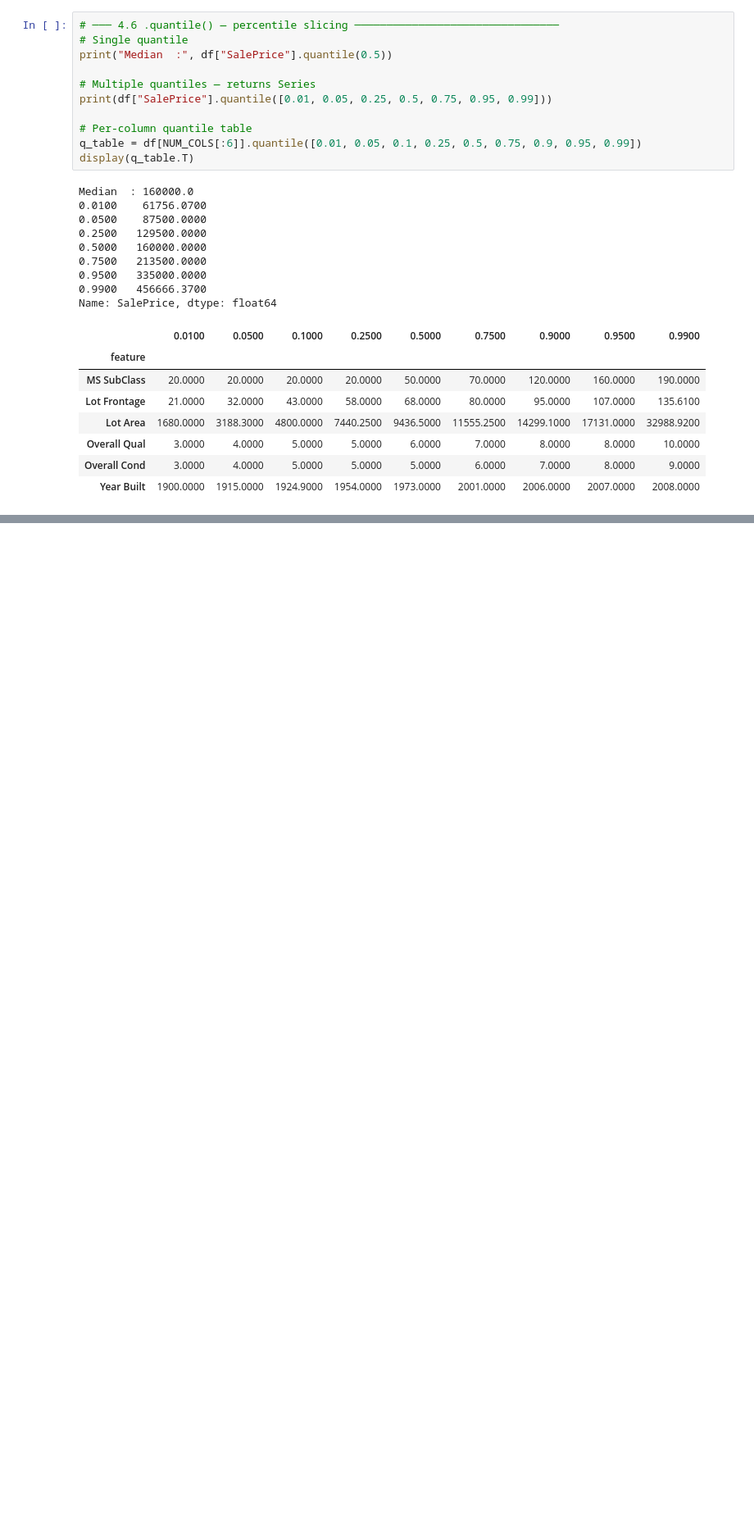
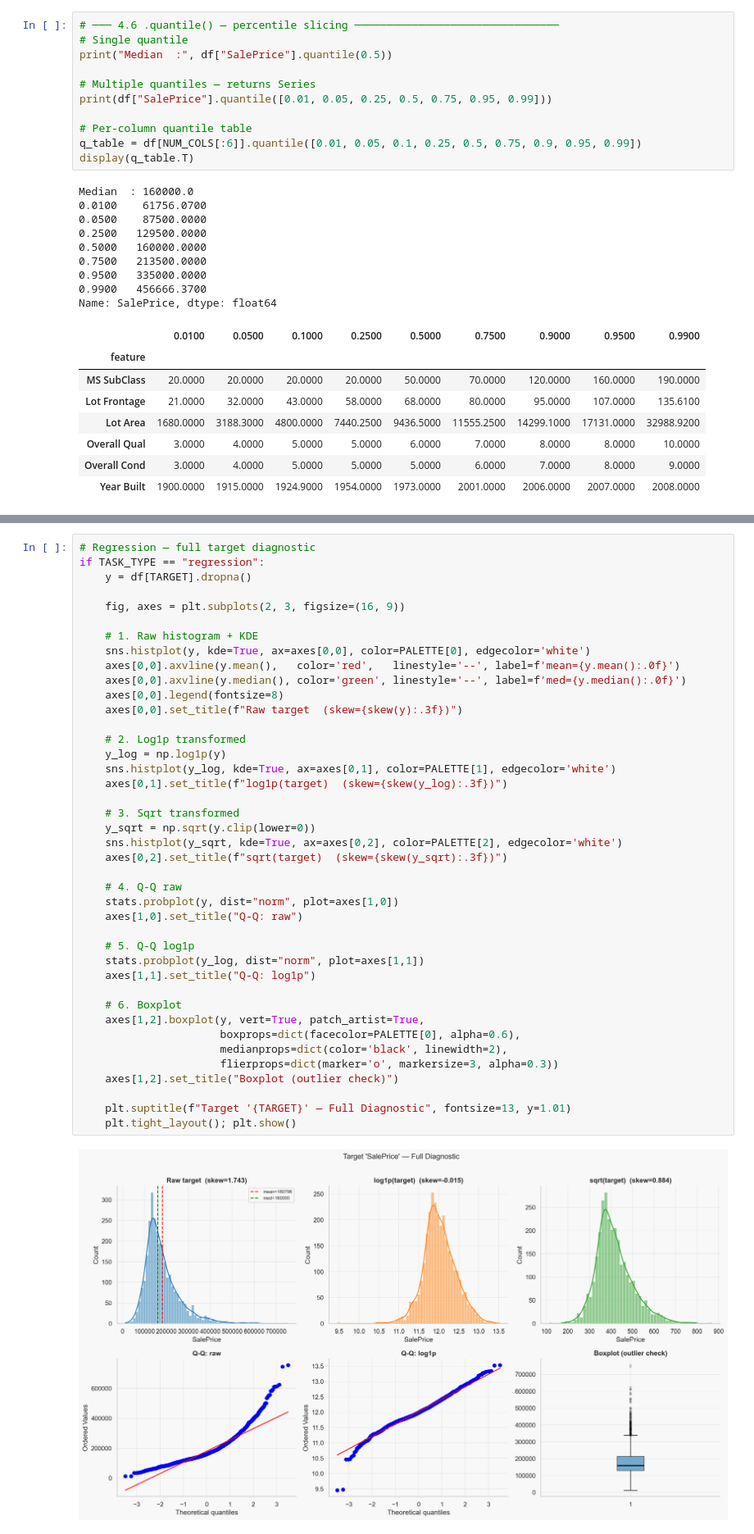
Before and after one commit to ViShEsHK2412/macro-pricer, a Jupyter notebook: notebooks/first.ipynb, the cells around one changed output, grey strips where cells are left out. Shown at 82% size. Cells and saved outputs as stored; diff of their text form; blank space fills up the shorter version.

Commit message:
Exploration : Target Variable Analysis

```diff
--- a/notebooks/first.ipynb
+++ b/notebooks/first.ipynb
@@ -719,0 +746,43 @@ Name: SalePrice, dtype: float64
+# %%
+# Regression — full target diagnostic
+if TASK_TYPE == "regression":
+    y = df[TARGET].dropna()
+
+    fig, axes = plt.subplots(2, 3, figsize=(16, 9))
+
+    # 1. Raw histogram + KDE
+    sns.histplot(y, kde=True, ax=axes[0,0], color=PALETTE[0], edgecolor='white')
+    axes[0,0].axvline(y.mean(),   color='red',   linestyle='--', label=f'mean={y.mean():.0f}')
+    axes[0,0].axvline(y.median(), color='green', linestyle='--', label=f'med={y.median():.0f}')
+    axes[0,0].legend(fontsize=8)
+    axes[0,0].set_title(f"Raw target  (skew={skew(y):.3f})")
+
+    # 2. Log1p transformed
+    y_log = np.log1p(y)
+    sns.histplot(y_log, kde=True, ax=axes[0,1], color=PALETTE[1], edgecolor='white')
+    axes[0,1].set_title(f"log1p(target)  (skew={skew(y_log):.3f})")
+
+    # 3. Sqrt transformed
+    y_sqrt = np.sqrt(y.clip(lower=0))
+    sns.histplot(y_sqrt, kde=True, ax=axes[0,2], color=PALETTE[2], edgecolor='white')
+    axes[0,2].set_title(f"sqrt(target)  (skew={skew(y_sqrt):.3f})")
+
+    # 4. Q-Q raw
+    stats.probplot(y, dist="norm", plot=axes[1,0])
+    axes[1,0].set_title("Q-Q: raw")
+
+    # 5. Q-Q log1p
+    stats.probplot(y_log, dist="norm", plot=axes[1,1])
+    axes[1,1].set_title("Q-Q: log1p")
+
+    # 6. Boxplot
+    axes[1,2].boxplot(y, vert=True, patch_artist=True,
+                      boxprops=dict(facecolor=PALETTE[0], alpha=0.6),
+                      medianprops=dict(color='black', linewidth=2),
+                      flierprops=dict(marker='o', markersize=3, alpha=0.3))
+    axes[1,2].set_title("Boxplot (outlier check)")
+
+    plt.suptitle(f"Target '{TARGET}' — Full Diagnostic", fontsize=13, y=1.01)
+    plt.tight_layout(); plt.show()
+# %% [output]
+[figure, added]
```
Also changed, not shown: parts of 6 cells of this notebook.
